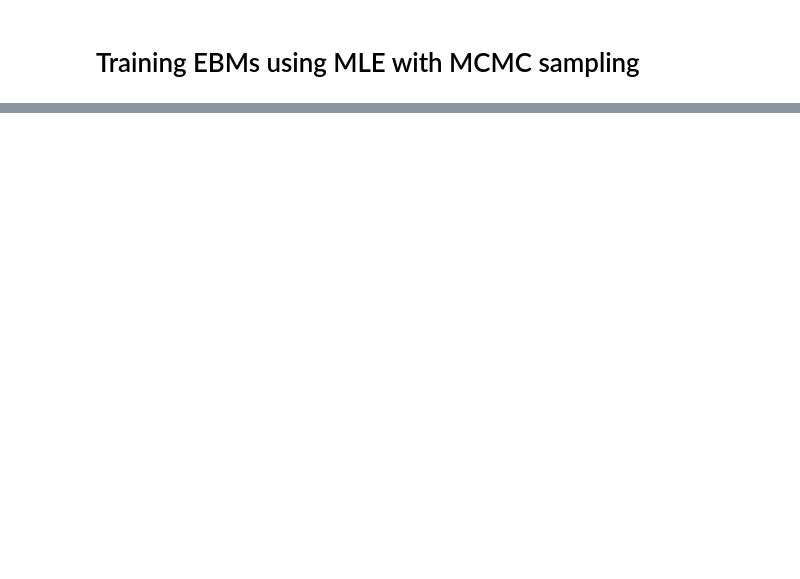
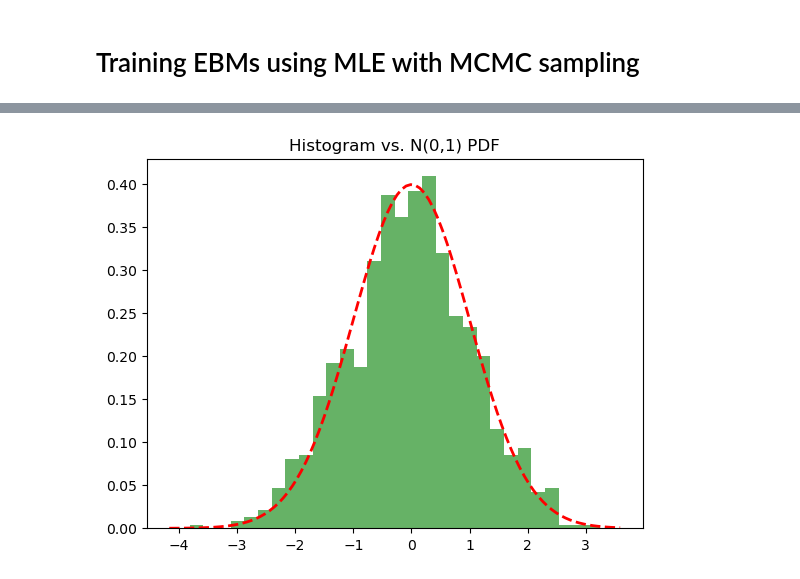
Before and after one commit to HariSeldon0/learning-diffusion, a Jupyter notebook: diffusion_from_scratch/ncsn.ipynb, the cells around one changed output, grey strips where cells are left out. Saved outputs shown, nothing was run; the diff lists cells and outputs as text; code cells hidden in the pictures; blank space fills up the shorter version.

```diff
--- a/diffusion_from_scratch/ncsn.ipynb
+++ b/diffusion_from_scratch/ncsn.ipynb
@@ -171,0 +366,6 @@ loss: -2.718750  [390/391]
+# %%
+def Gaussian_score(x):
+    return -x
+
+x_init = torch.rand(1000) * 10 - 5 # Uniform[-5, 5)
+samples = LangevinMCMC(Gaussian_score, x_init, clamp=(-5, 5))
@@ -171,0 +384,13 @@ loss: -2.718750  [390/391]
+# %%
+import matplotlib.pyplot as plt
+import numpy as np
+from scipy.stats import norm
+
+plt.hist(samples, bins=30, density=True, alpha=0.6, color='g')
+xmin, xmax = plt.xlim()
+x_axis = np.linspace(xmin, xmax, 100)
+plt.plot(x_axis, norm.pdf(x_axis, 0, 1), 'r--', linewidth=2)
+plt.title("Histogram vs. N(0,1) PDF")
+plt.show()
+# %% [output]
+[figure, added]
```
Also changed, not shown: parts of 17 cells of this notebook, 4 other files.
